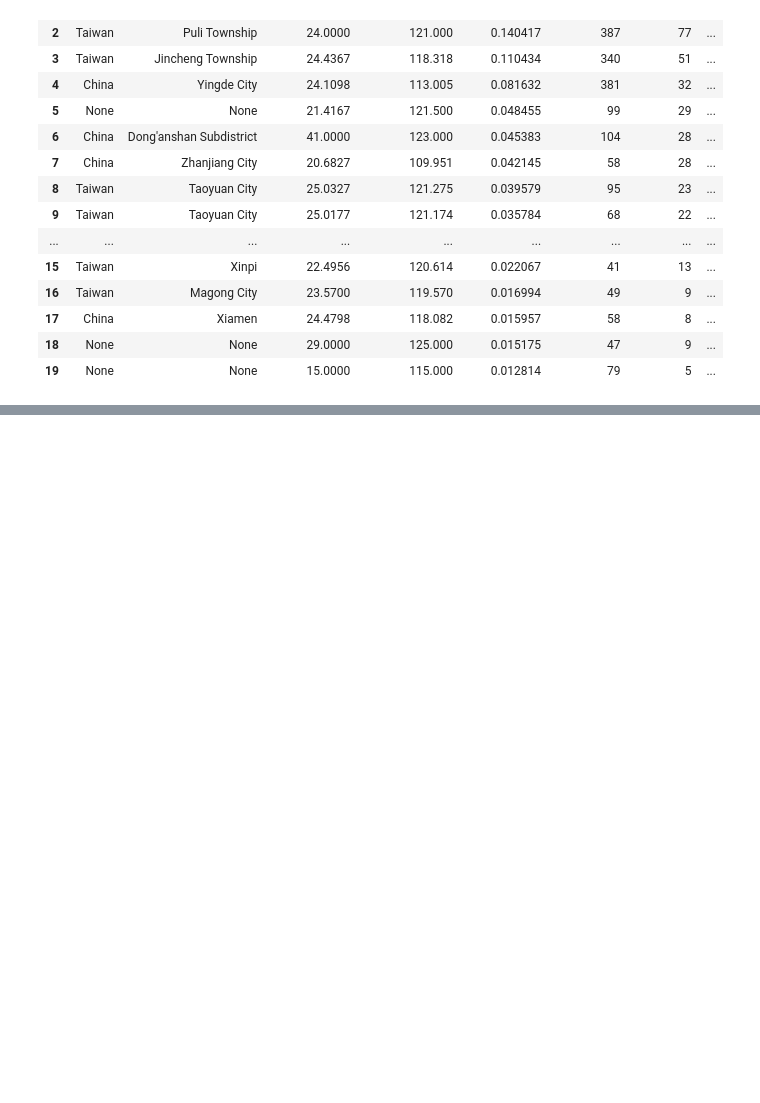
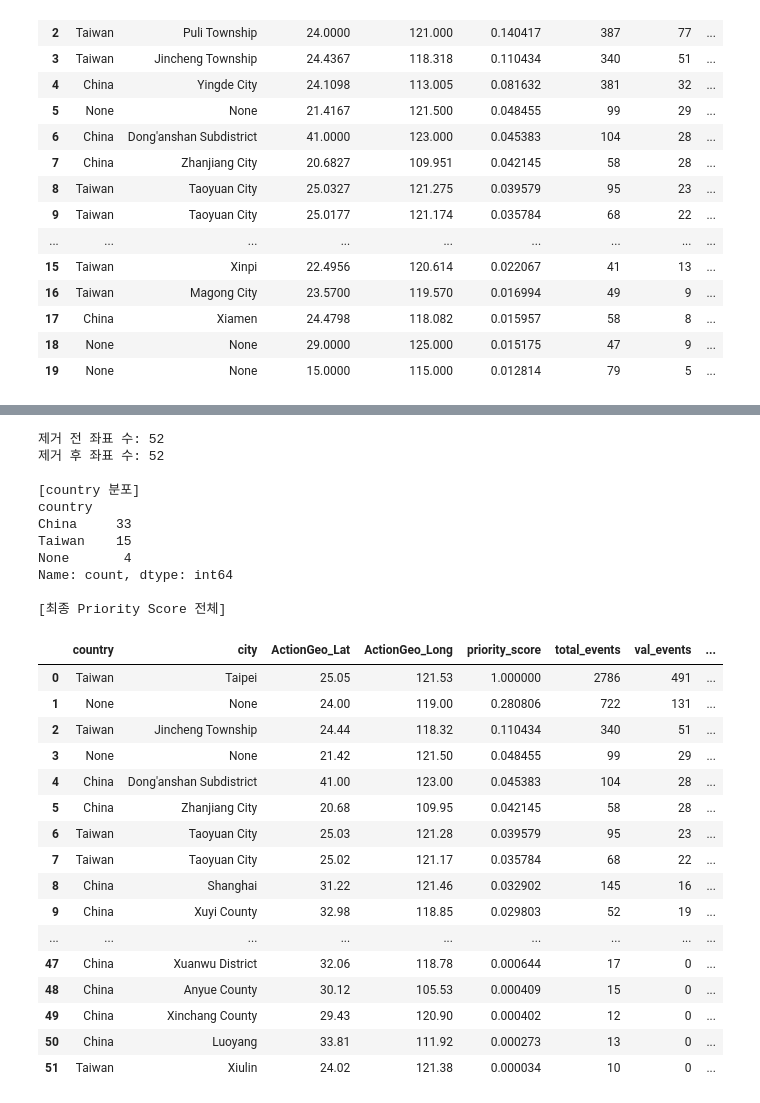
Before and after one commit to anna030608/DS8_SIA_Project, a Jupyter notebook: EDA/08_geocoders_day2.ipynb, the cells around one changed output, grey strips where cells are left out. Cells and saved outputs as stored; diff of their text form; code cells hidden in the pictures; blank space fills up the shorter version.

```diff
--- a/EDA/08_geocoders_day2.ipynb
+++ b/EDA/08_geocoders_day2.ipynb
@@ -696,0 +1100,58 @@ display(coord_agg_final.nlargest(20, 'priority_score')[
+# %%
+# ── 관심 외 국가 제거 ────────────────────────────────────────────
+remove_countries = ['Japan', 'Philippines', 'South Korea', 'North Korea']
+
+coord_agg_final = coord_agg[
+    ~coord_agg['country'].isin(remove_countries)
+].copy()
+
+print(f"제거 전 좌표 수: {len(coord_agg):,}")
+print(f"제거 후 좌표 수: {len(coord_agg_final):,}")
+print(f"\n[country 분포]")
+print(coord_agg_final['country'].value_counts(dropna=False))
+
+# ── 재정규화 및 Priority Score 재산출 ───────────────────────────
+for raw, scaled in score_cols.items():
+    coord_agg_final[scaled] = minmax.fit_transform(
+        robust.fit_transform(coord_agg_final[[raw]])
+    )
+
+coord_agg_final['priority_score'] = sum(
+    coord_agg_final[col] * w for col, w in weights.items()
+)
+
+# ── 최종 결과 출력 ───────────────────────────────────────────────
+print("\n[최종 Priority Score 전체]")
+display(coord_agg_final.sort_values('priority_score', ascending=False)[
+    ['country', 'city', 'ActionGeo_Lat', 'ActionGeo_Long',
+     'priority_score', 'total_events', 'val_events', 'importance_sum']
+].reset_index(drop=True))
+# %% [output]
+제거 전 좌표 수: 52
+제거 후 좌표 수: 52
+
+[country 분포]
+country
+China     33
+Taiwan    15
+None       4
+Name: count, dtype: int64
+
+[최종 Priority Score 전체]
+|  | country | city | ActionGeo_Lat | ActionGeo_Long | priority_score | total_events | val_events | ... |
+| 0 | Taiwan | Taipei | 25.05 | 121.53 | 1.000000 | 2786 | 491 | ... |
+| 1 | None | None | 24.00 | 119.00 | 0.280806 | 722 | 131 | ... |
+| 2 | Taiwan | Jincheng Township | 24.44 | 118.32 | 0.110434 | 340 | 51 | ... |
+| 3 | None | None | 21.42 | 121.50 | 0.048455 | 99 | 29 | ... |
+| 4 | China | Dong'anshan Subdistrict | 41.00 | 123.00 | 0.045383 | 104 | 28 | ... |
+| 5 | China | Zhanjiang City | 20.68 | 109.95 | 0.042145 | 58 | 28 | ... |
+| 6 | Taiwan | Taoyuan City | 25.03 | 121.28 | 0.039579 | 95 | 23 | ... |
+| 7 | Taiwan | Taoyuan City | 25.02 | 121.17 | 0.035784 | 68 | 22 | ... |
+| 8 | China | Shanghai | 31.22 | 121.46 | 0.032902 | 145 | 16 | ... |
+| 9 | China | Xuyi County | 32.98 | 118.85 | 0.029803 | 52 | 19 | ... |
+| ... | ... | ... | ... | ... | ... | ... | ... | ... |
+| 47 | China | Xuanwu District | 32.06 | 118.78 | 0.000644 | 17 | 0 | ... |
+| 48 | China | Anyue County | 30.12 | 105.53 | 0.000409 | 15 | 0 | ... |
+| 49 | China | Xinchang County | 29.43 | 120.90 | 0.000402 | 12 | 0 | ... |
+| 50 | China | Luoyang | 33.81 | 111.92 | 0.000273 | 13 | 0 | ... |
+| 51 | Taiwan | Xiulin | 24.02 | 121.38 | 0.000034 | 10 | 0 | ... |
```
Also changed, not shown: parts of 4 cells of this notebook, 6 other files.
